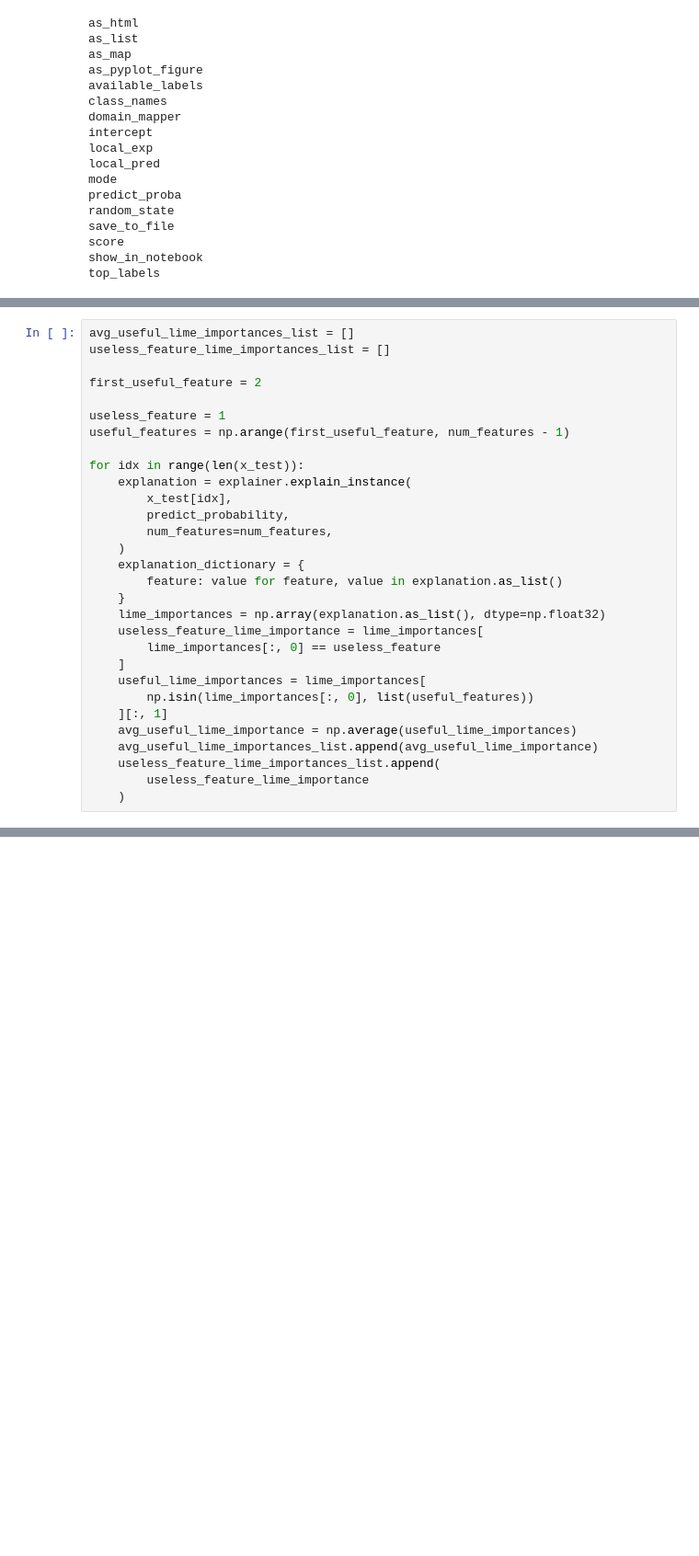
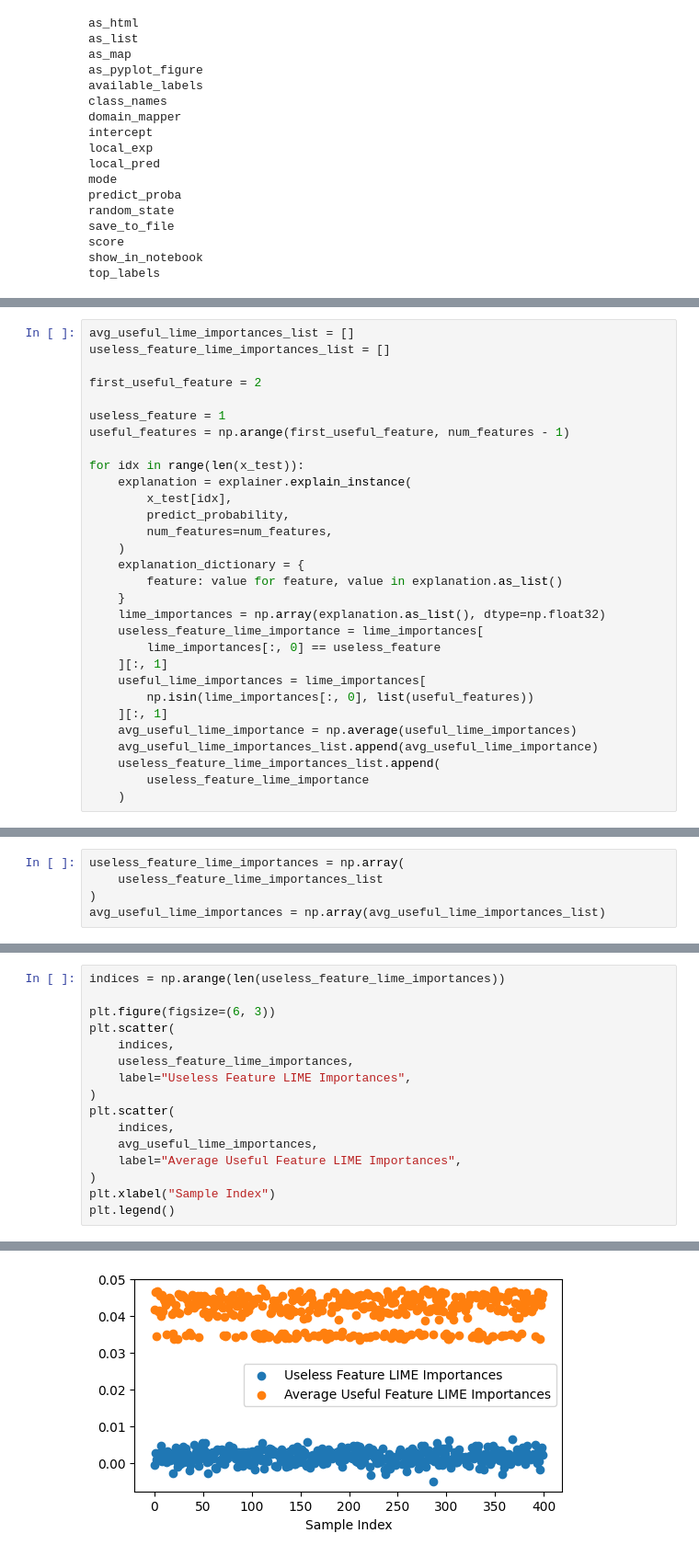
Before and after one commit to KeshavElangoDS/fall-2024-class-09, a Jupyter notebook: notebooks/02_lime.ipynb, the cells around one changed output, grey strips where cells are left out. Shown at 92% size. Cells and saved outputs as stored; diff of their text form; blank space fills up the shorter version.

```diff
--- a/notebooks/02_lime.ipynb
+++ b/notebooks/02_lime.ipynb
@@ -131,7 +131,7 @@ for idx in range(len(x_test)):
     lime_importances = np.array(explanation.as_list(), dtype=np.float32)
     useless_feature_lime_importance = lime_importances[
         lime_importances[:, 0] == useless_feature
-    ]
+    ][:, 1]
     useful_lime_importances = lime_importances[
         np.isin(lime_importances[:, 0], list(useful_features))
     ][:, 1]
@@ -150,0 +143,5 @@ array([0.05943749, 0.05790675, 0.05271405, 0.05162381, 0.05137222,
+# %%
+useless_feature_lime_importances = np.array(
+    useless_feature_lime_importances_list
+)
+avg_useful_lime_importances = np.array(avg_useful_lime_importances_list)
@@ -150,0 +156,17 @@ array([0.05943749, 0.05790675, 0.05271405, 0.05162381, 0.05137222,
+# %%
+indices = np.arange(len(useless_feature_lime_importances))
+
+plt.figure(figsize=(6, 3))
+plt.scatter(
+    indices,
+    useless_feature_lime_importances,
+    label="Useless Feature LIME Importances",
+)
+plt.scatter(
+    indices,
+    avg_useful_lime_importances,
+    label="Average Useful Feature LIME Importances",
+)
+plt.xlabel("Sample Index")
+plt.legend()
+# %% [output]
@@ -150,0 +174 @@ array([0.05943749, 0.05790675, 0.05271405, 0.05162381, 0.05137222,
+[figure, added]
```
Also changed, not shown: parts of 8 cells of this notebook, 16 other files.
